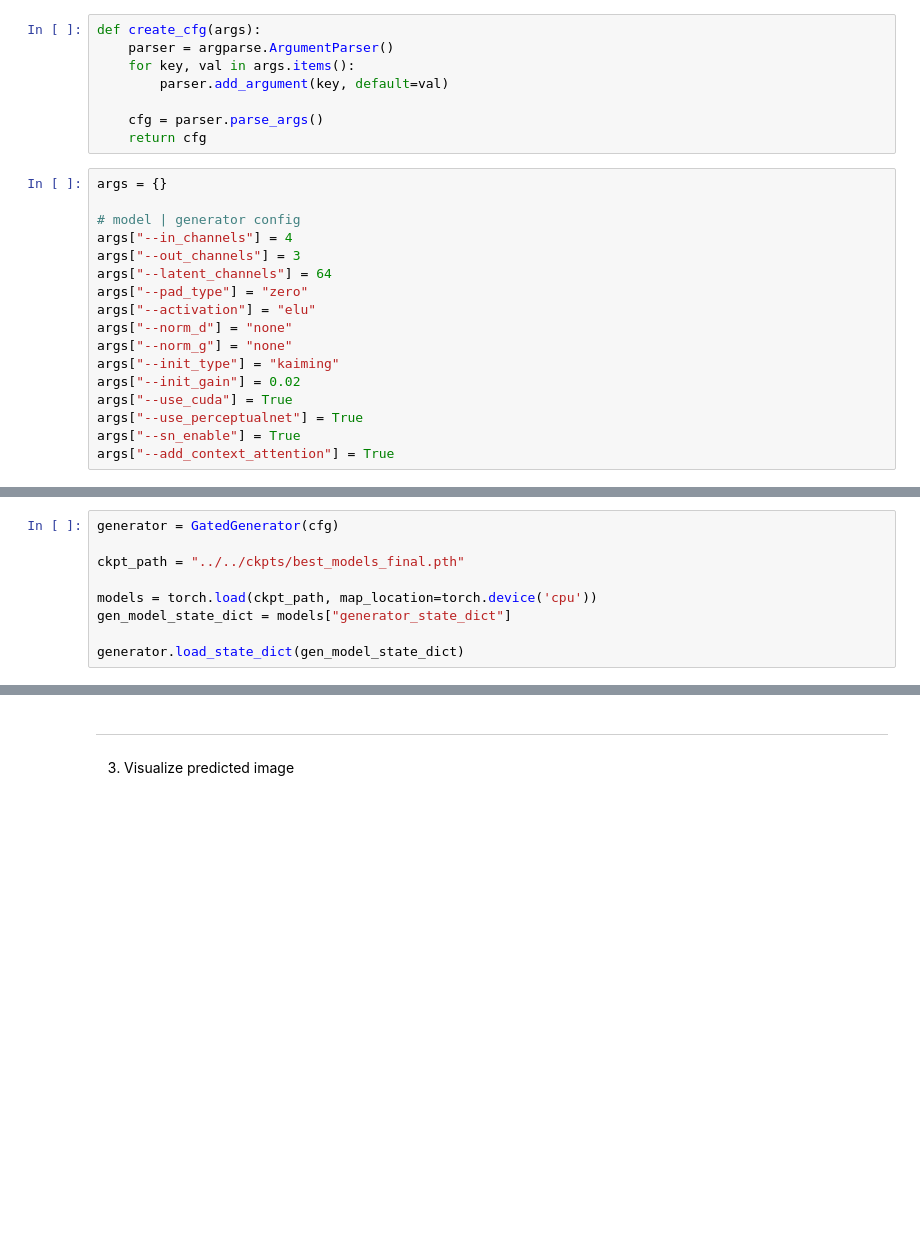
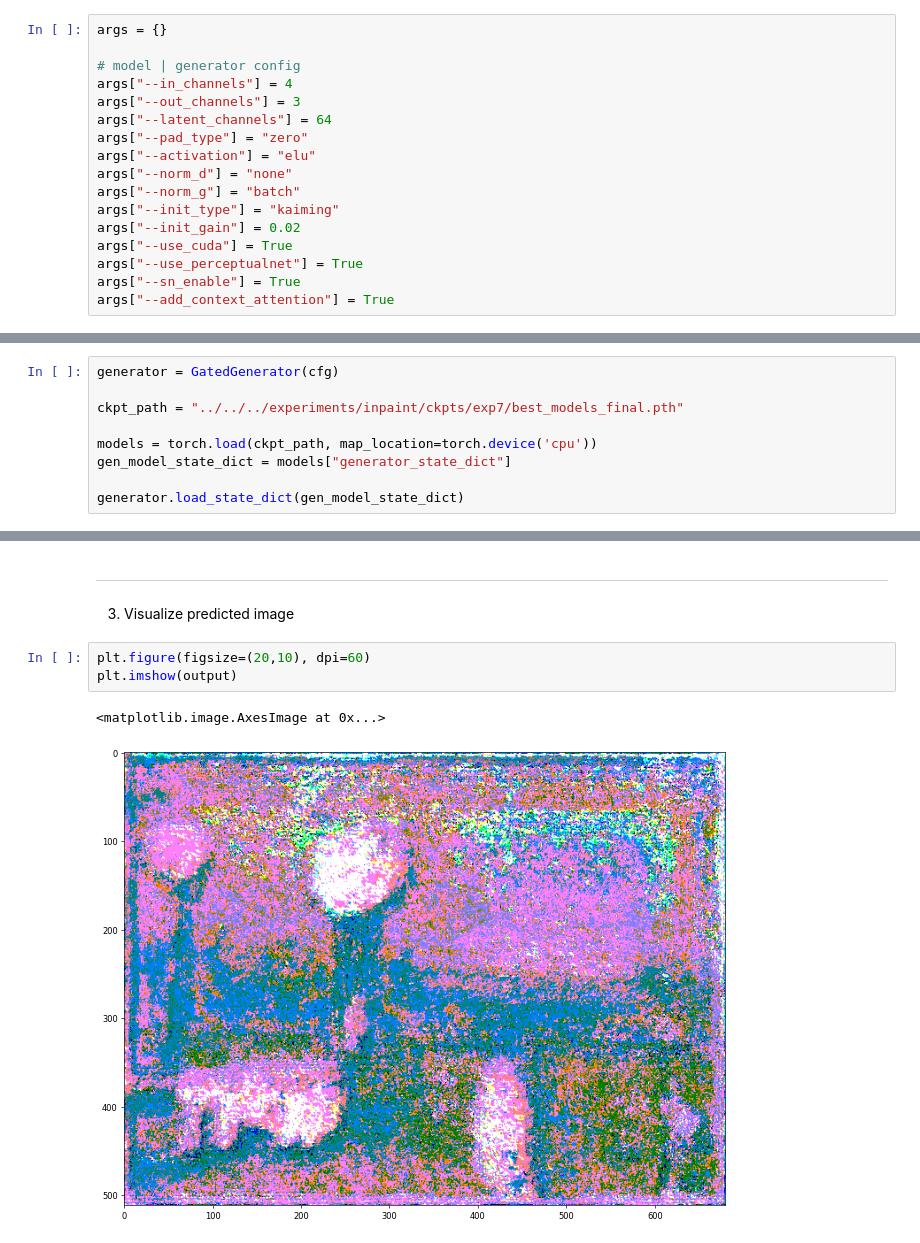
Before and after one commit to prajnan93/image-inpainting, a Jupyter notebook: examples/predict.ipynb, the cells around one changed output, grey strips where cells are left out. Saved outputs shown, nothing was run; the diff lists cells and outputs as text; blank space fills up the shorter version.

```diff
--- a/examples/predict.ipynb
+++ b/examples/predict.ipynb
@@ -78,14 +87,6 @@ ___
 1. load generator from best model checkpoint
 # %%
 from inpaint.core.generator import GatedGenerator
-# %%
-def create_cfg(args):
-    parser = argparse.ArgumentParser()
-    for key, val in args.items():
-        parser.add_argument(key, default=val)
-
-    cfg = parser.parse_args()
-    return cfg
 # %%
 args = {}
 
@@ -96,7 +97,7 @@ args["--latent_channels"] = 64
 args["--pad_type"] = "zero"
 args["--activation"] = "elu"
 args["--norm_d"] = "none"
-args["--norm_g"] = "none"
+args["--norm_g"] = "batch"
 args["--init_type"] = "kaiming"
 args["--init_gain"] = 0.02
 args["--use_cuda"] = True
@@ -108,7 +109,7 @@ cfg = create_cfg(args)
 # %%
 generator = GatedGenerator(cfg)
 
-ckpt_path = "../../ckpts/best_models_final.pth"
+ckpt_path = "../../../experiments/inpaint/ckpts/exp7/best_models_final.pth"
 
 models = torch.load(ckpt_path, map_location=torch.device('cpu'))
 gen_model_state_dict = models["generator_state_dict"]
@@ -129,3 +128,9 @@ RuntimeError: CUDA out of memory. Tried to allocate 86.00 MiB (GPU 0; 6.00 GiB t
 # %% [markdown]
 ___
 3. Visualize predicted image
+# %%
+plt.figure(figsize=(20,10), dpi=60)
+plt.imshow(output)
+# %% [output]
+<matplotlib.image.AxesImage at 0x...>
+[figure, added]
```
Also changed, not shown: parts of 10 cells of this notebook, 3 other files.
